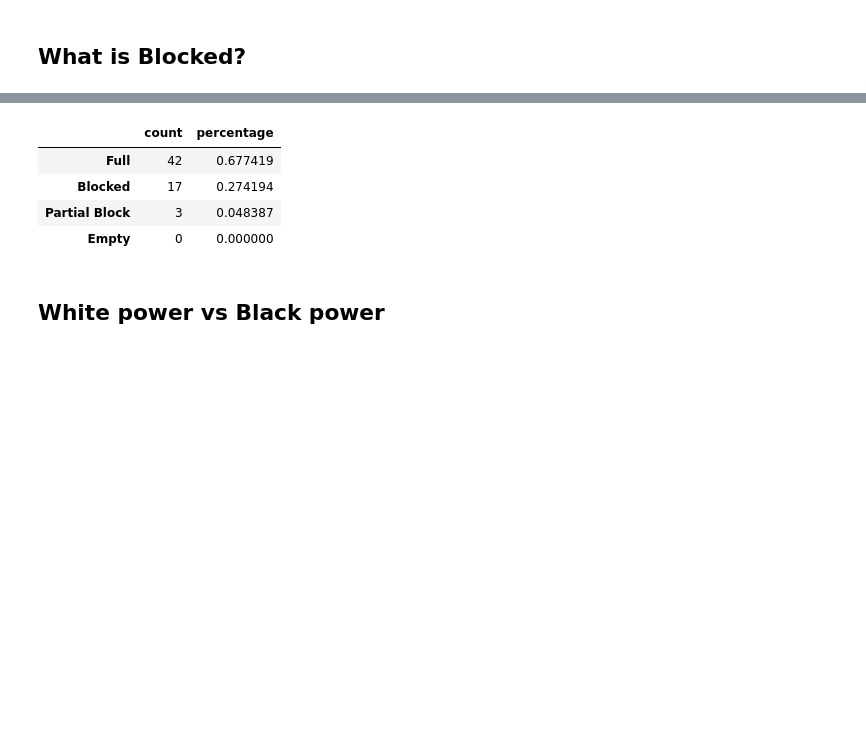
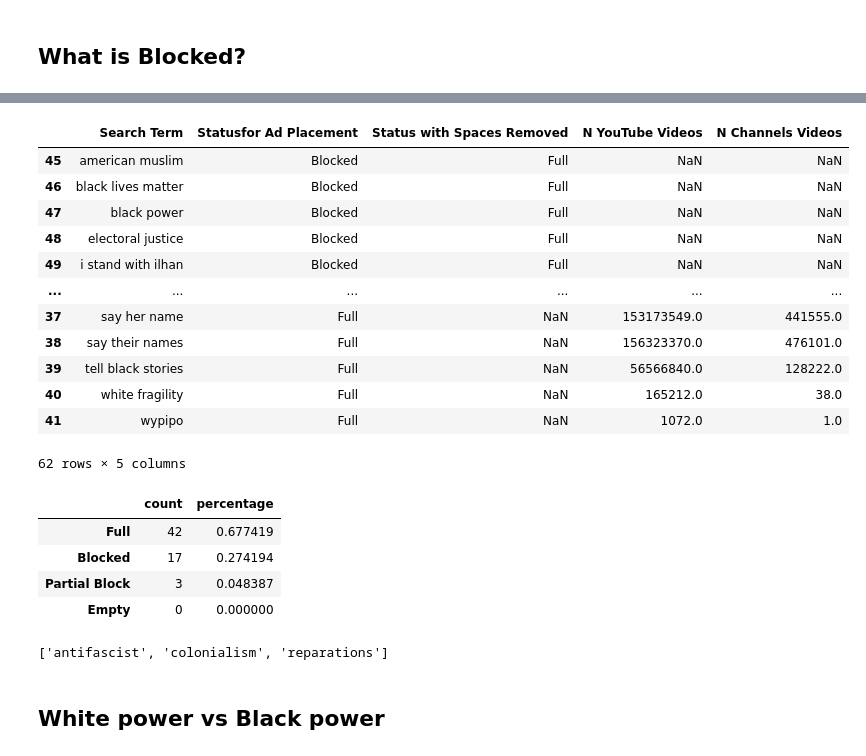
Before and after one commit to the-markup/investigation-youtube-ad-placements, a Jupyter notebook: notebooks/4-data-analysis-social-justice.ipynb, the cells around one changed output, grey strips where cells are left out. Cells and saved outputs as stored; diff of their text form; code cells hidden in the pictures; blank space fills up the shorter version.

```diff
--- a/notebooks/4-data-analysis-social-justice.ipynb
+++ b/notebooks/4-data-analysis-social-justice.ipynb
@@ -71,6 +71,22 @@ social_justice_table.head(10).reset_index(drop=True)
 | 7 | muslim fashion | Blocked | Full | NaN | NaN |
 | 8 | muslim parenting | Blocked | Full | NaN | NaN |
 | 9 | muslim solidarity | Blocked | Full | NaN | NaN |
+# %%
+social_justice_table
+# %% [output]
+|  | Search Term | Statusfor Ad Placement | Status with Spaces Removed | N YouTube Videos | N Channels Videos |
+| 45 | american muslim | Blocked | Full | NaN | NaN |
+| 46 | black lives matter | Blocked | Full | NaN | NaN |
+| 47 | black power | Blocked | Full | NaN | NaN |
+| 48 | electoral justice | Blocked | Full | NaN | NaN |
+| 49 | i stand with ilhan | Blocked | Full | NaN | NaN |
+| ... | ... | ... | ... | ... | ... |
+| 37 | say her name | Full | NaN | 153173549.0 | 441555.0 |
+| 38 | say their names | Full | NaN | 156323370.0 | 476101.0 |
+| 39 | tell black stories | Full | NaN | 56566840.0 | 128222.0 |
+| 40 | white fragility | Full | NaN | 165212.0 | 38.0 |
+| 41 | wypipo | Full | NaN | 1072.0 | 1.0 |
+62 rows × 5 columns
 # %%
 value_counts(df_soc_just, col='status')
 # %% [output]
@@ -79,6 +95,11 @@ value_counts(df_soc_just, col='status')
 | Blocked | 17 | 0.274194 |
 | Partial Block | 3 | 0.048387 |
 | Empty | 0 | 0.000000 |
+# %%
+# what terms have a partial block?
+df_soc_just[df_soc_just.status == 'Partial Block'].search_term.tolist()
+# %% [output]
+['antifascist', 'colonialism', 'reparations']
 # %% [markdown]
 ## White power vs Black power
 # %%
```
Also changed, not shown: 21 other files.
